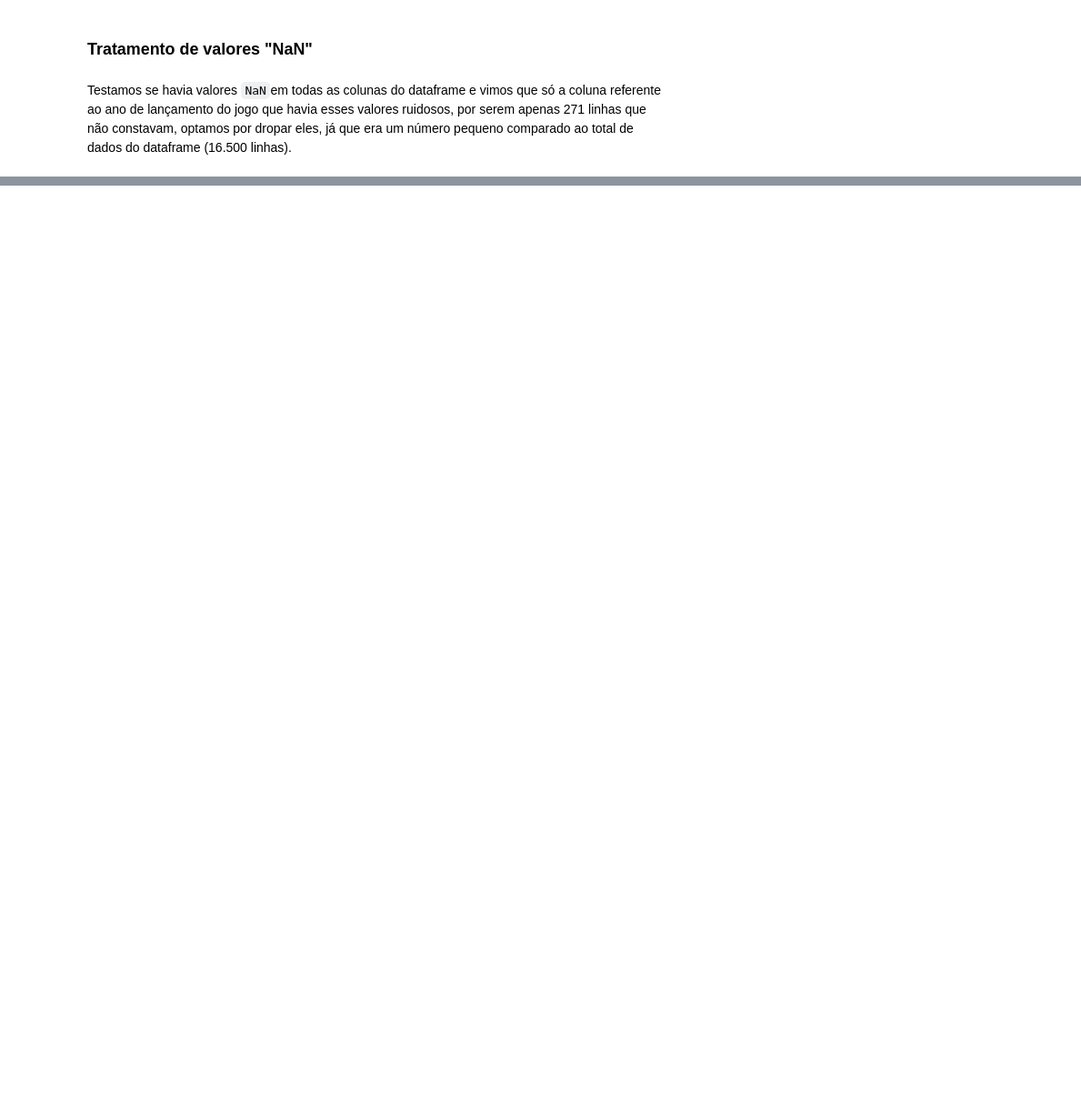
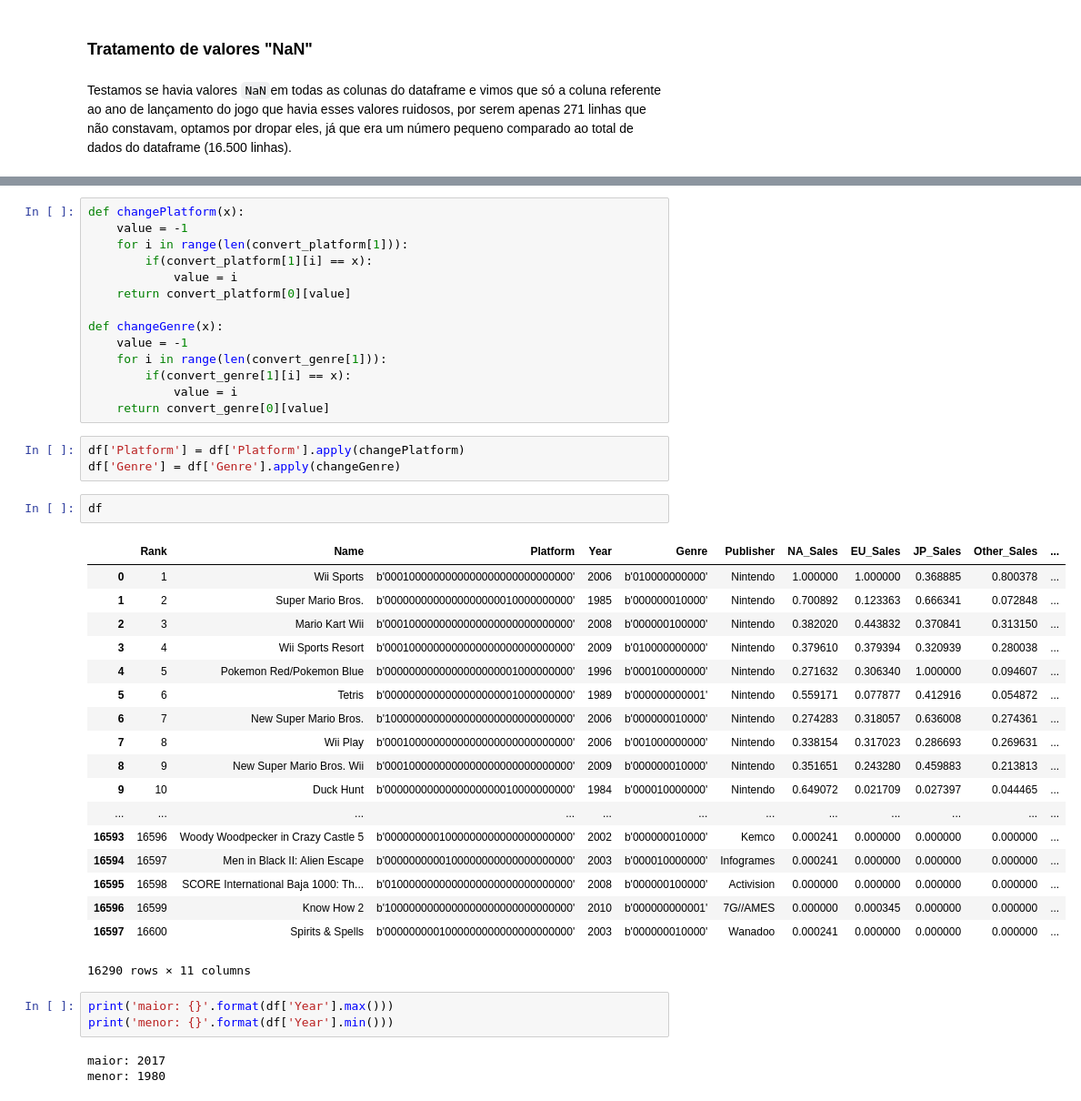
Before and after one commit to matheusraz/DS-Project, a Jupyter notebook: Projeto.ipynb, the cells around one changed output, grey strips where cells are left out. Shown at 91% size. Cells and saved outputs as stored; diff of their text form; blank space fills up the shorter version.

```diff
--- a/Projeto.ipynb
+++ b/Projeto.ipynb
@@ -123,0 +259,44 @@ Testamos se havia valores `NaN`em todas as colunas do dataframe e vimos que só
+# %%
+def changePlatform(x):
+    value = -1
+    for i in range(len(convert_platform[1])):
+        if(convert_platform[1][i] == x):
+            value = i
+    return convert_platform[0][value]
+
+def changeGenre(x):
+    value = -1
+    for i in range(len(convert_genre[1])):
+        if(convert_genre[1][i] == x):
+            value = i
+    return convert_genre[0][value]
+# %%
+df['Platform'] = df['Platform'].apply(changePlatform)
+df['Genre'] = df['Genre'].apply(changeGenre)
+# %%
+df
+# %% [output]
+|  | Rank | Name | Platform | Year | Genre | Publisher | NA_Sales | EU_Sales | JP_Sales | Other_Sales | ... |
+| 0 | 1 | Wii Sports | b'0001000000000000000000000000000' | 2006 | b'010000000000' | Nintendo | 1.000000 | 1.000000 | 0.368885 | 0.800378 | ... |
+| 1 | 2 | Super Mario Bros. | b'0000000000000000000010000000000' | 1985 | b'000000010000' | Nintendo | 0.700892 | 0.123363 | 0.666341 | 0.072848 | ... |
+| 2 | 3 | Mario Kart Wii | b'0001000000000000000000000000000' | 2008 | b'000000100000' | Nintendo | 0.382020 | 0.443832 | 0.370841 | 0.313150 | ... |
+| 3 | 4 | Wii Sports Resort | b'0001000000000000000000000000000' | 2009 | b'010000000000' | Nintendo | 0.379610 | 0.379394 | 0.320939 | 0.280038 | ... |
+| 4 | 5 | Pokemon Red/Pokemon Blue | b'0000000000000000000001000000000' | 1996 | b'000100000000' | Nintendo | 0.271632 | 0.306340 | 1.000000 | 0.094607 | ... |
+| 5 | 6 | Tetris | b'0000000000000000000001000000000' | 1989 | b'000000000001' | Nintendo | 0.559171 | 0.077877 | 0.412916 | 0.054872 | ... |
+| 6 | 7 | New Super Mario Bros. | b'1000000000000000000000000000000' | 2006 | b'000000010000' | Nintendo | 0.274283 | 0.318057 | 0.636008 | 0.274361 | ... |
+| 7 | 8 | Wii Play | b'0001000000000000000000000000000' | 2006 | b'001000000000' | Nintendo | 0.338154 | 0.317023 | 0.286693 | 0.269631 | ... |
+| 8 | 9 | New Super Mario Bros. Wii | b'0001000000000000000000000000000' | 2009 | b'000000010000' | Nintendo | 0.351651 | 0.243280 | 0.459883 | 0.213813 | ... |
+| 9 | 10 | Duck Hunt | b'0000000000000000000010000000000' | 1984 | b'000010000000' | Nintendo | 0.649072 | 0.021709 | 0.027397 | 0.044465 | ... |
+| ... | ... | ... | ... | ... | ... | ... | ... | ... | ... | ... | ... |
+| 16593 | 16596 | Woody Woodpecker in Crazy Castle 5 | b'0000000001000000000000000000000' | 2002 | b'000000010000' | Kemco | 0.000241 | 0.000000 | 0.000000 | 0.000000 | ... |
+| 16594 | 16597 | Men in Black II: Alien Escape | b'0000000000100000000000000000000' | 2003 | b'000010000000' | Infogrames | 0.000241 | 0.000000 | 0.000000 | 0.000000 | ... |
+| 16595 | 16598 | SCORE International Baja 1000: Th... | b'0100000000000000000000000000000' | 2008 | b'000000100000' | Activision | 0.000000 | 0.000000 | 0.000000 | 0.000000 | ... |
+| 16596 | 16599 | Know How 2 | b'1000000000000000000000000000000' | 2010 | b'000000000001' | 7G//AMES | 0.000000 | 0.000345 | 0.000000 | 0.000000 | ... |
+| 16597 | 16600 | Spirits & Spells | b'0000000001000000000000000000000' | 2003 | b'000000010000' | Wanadoo | 0.000241 | 0.000000 | 0.000000 | 0.000000 | ... |
+16290 rows × 11 columns
+# %%
+print('maior: {}'.format(df['Year'].max()))
+print('menor: {}'.format(df['Year'].min()))
+# %% [output]
+maior: 2017
+menor: 1980
```
Also changed, not shown: parts of 15 cells of this notebook, 1 other file.
